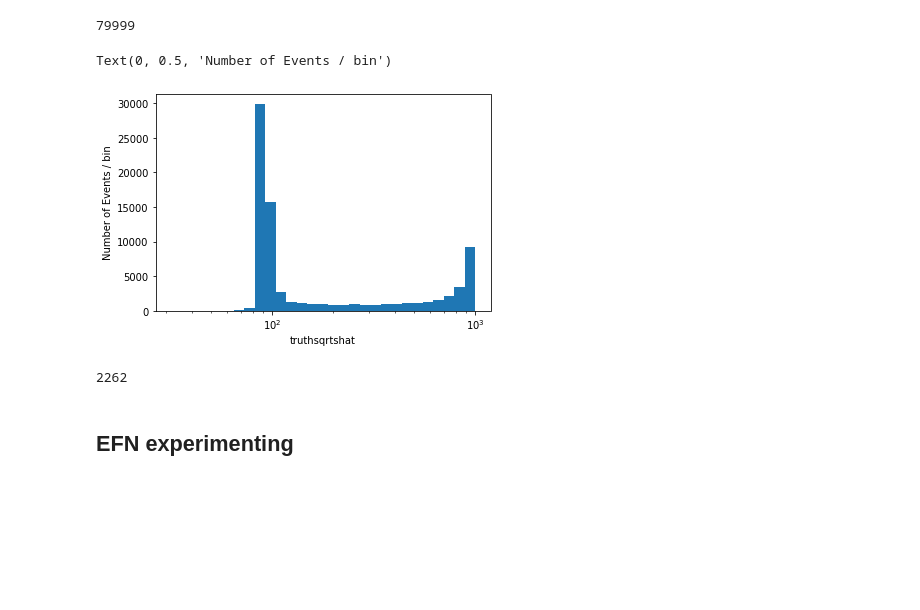
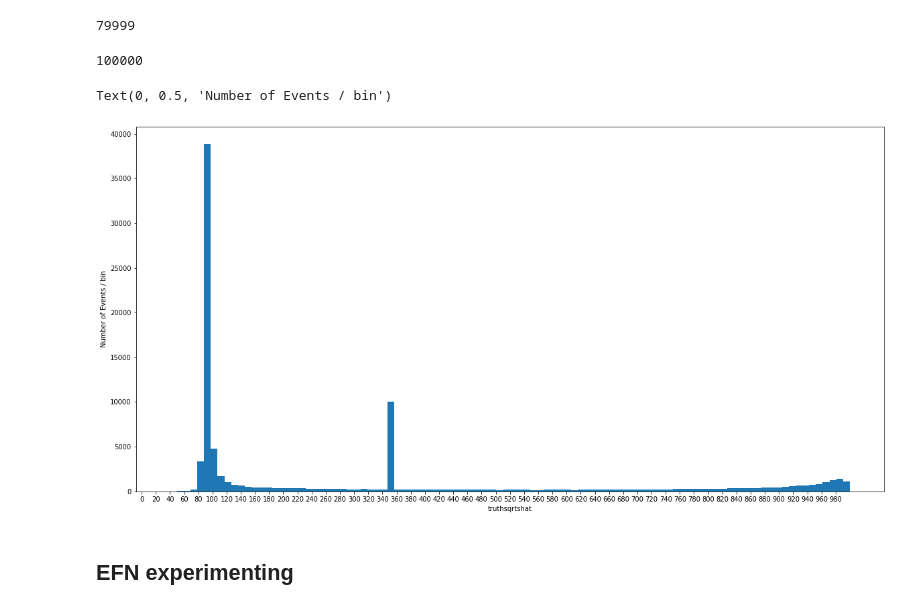
Before and after one commit to bnachman/ILCAnomalies, a Jupyter notebook: DataParser.ipynb, the cells around one changed output. Cells and saved outputs as stored; diff of their text form; code cells hidden in the pictures; blank space fills up the shorter version.

Commit message:
did the signal band thing

```diff
--- a/DataParser.ipynb
+++ b/DataParser.ipynb
@@ -119,18 +133,34 @@ len(all_records)
 # %% [output]
 79999
+# %%
+sig_records = []
+for filename in signal_file_list:
+    file = open(filename)
+    sig_records += parse_file(file)
+# %%
+len(sig_records)
+# %% [output]
+100000
+# %%
+for i in sig_records:
+    i['from_anomaly_data'] = True
+# %%
+for i in bg_records:
+    i['from_anomaly_data'] = False
+# %%
+all_records = sig_records[:10000] + bg_records
 # %%
+plt.figure(figsize=(20,10))
 this_arr = np.array([i['truthsqrtshat'] for i in all_records])
-plt.hist(this_arr, bins=np.logspace(1.5,3,30))
-plt.xscale('log')
+plt.hist(this_arr, bins=100)
+#plt.hist(this_arr, bins=np.logspace(1.5,3,30))
+#plt.xscale('log')
+plt.xticks(range(0,1000,20))
 plt.xlabel("truthsqrtshat")
 plt.ylabel("Number of Events / bin")
 # %% [output]
 Text(0, 0.5, 'Number of Events / bin')
-[figure, old version]
+[figure, new version]
-# %%
-len(this_arr[(this_arr>300)*(this_arr<400)])
-# %% [output]
-2262
 # %% [markdown]
 ## EFN experimenting
 # %% [markdown]
```
Also changed, not shown: parts of 29 cells of this notebook.
